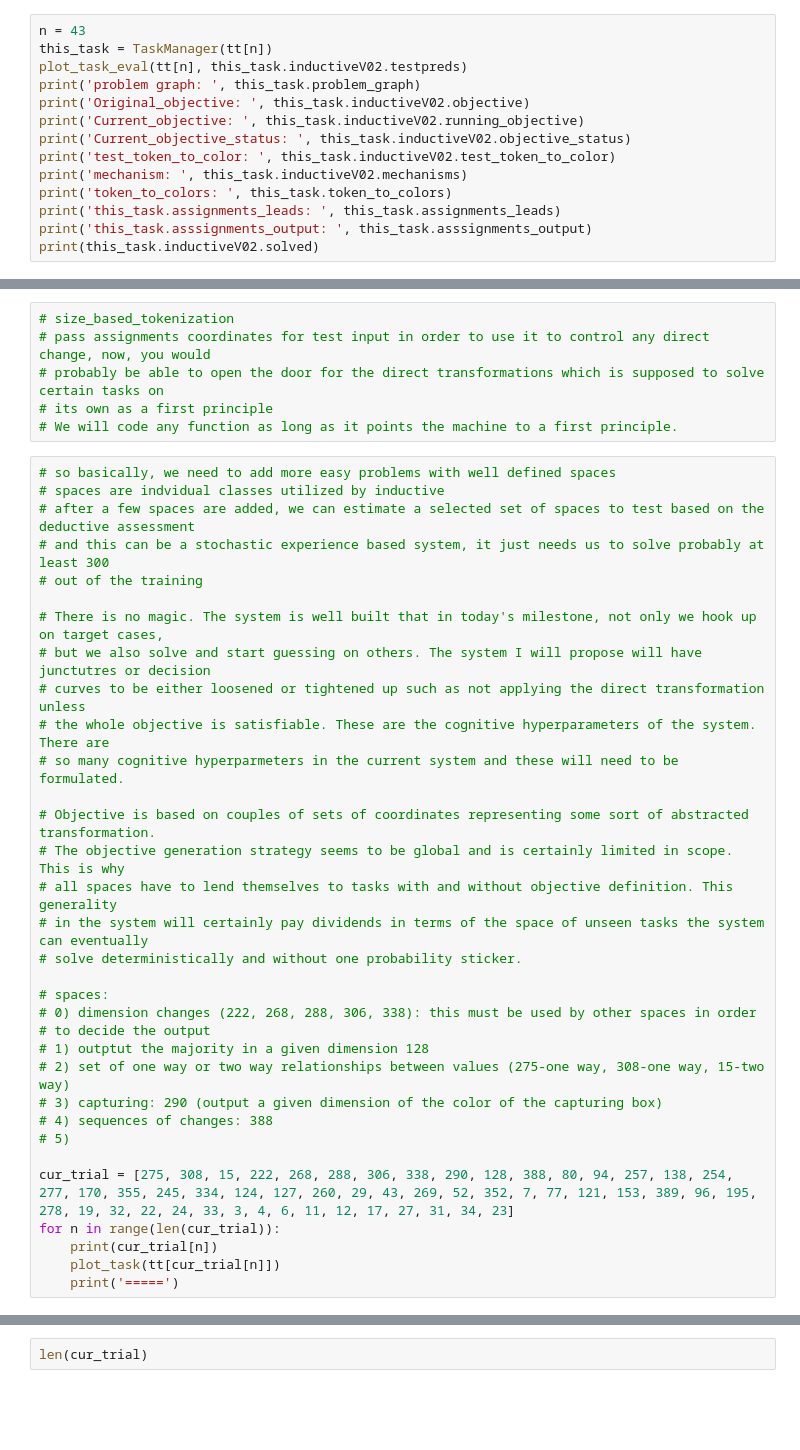
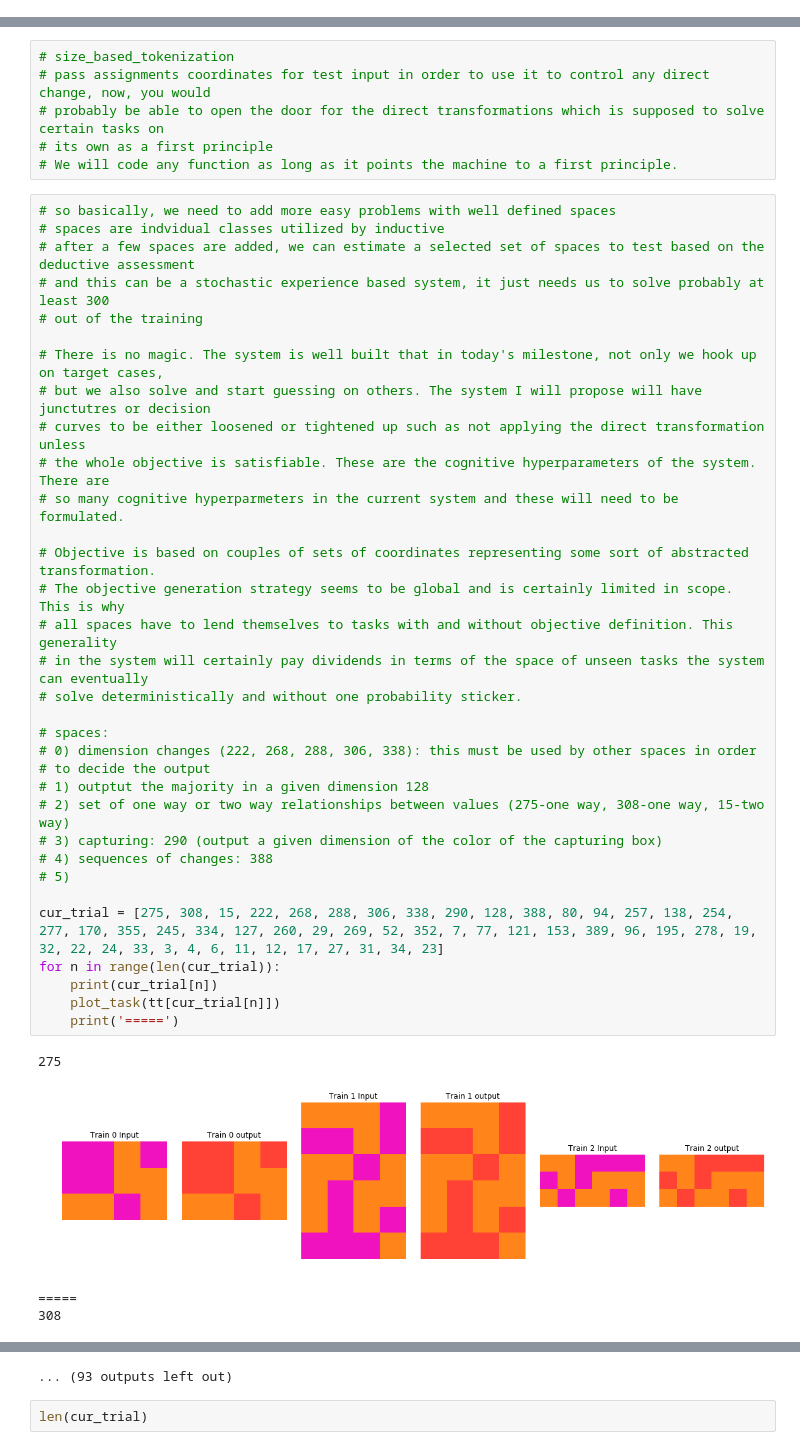
Before and after one commit to hassanshallal/ARCsolver, a Jupyter notebook: ARCSolverV02.ipynb, the cells around one changed output, grey strips where cells are left out. Cells and saved outputs as stored; diff of their text form; blank space fills up the shorter version.

```diff
--- a/ARCSolverV02.ipynb
+++ b/ARCSolverV02.ipynb
@@ -102,14 +85,0 @@ plot_task(tt[155])
-# %%
-n = 43
-this_task = TaskManager(tt[n])
-plot_task_eval(tt[n], this_task.inductiveV02.testpreds)
-print('problem graph: ', this_task.problem_graph)
-print('Original_objective: ', this_task.inductiveV02.objective)
-print('Current_objective: ', this_task.inductiveV02.running_objective)
-print('Current_objective_status: ', this_task.inductiveV02.objective_status)
-print('test_token_to_color: ', this_task.inductiveV02.test_token_to_color)
-print('mechanism: ', this_task.inductiveV02.mechanisms)
-print('token_to_colors: ', this_task.token_to_colors)
-print('this_task.assignments_leads: ', this_task.assignments_leads)
-print('this_task.asssignments_output: ', this_task.asssignments_output)
-print(this_task.inductiveV02.solved)
@@ -143,31 +94,36 @@ partially solved
 # spaces are indvidual classes utilized by inductive
 # after a few spaces are added, we can estimate a selected set of spaces to test based on the deductive assessment
 # and this can be a stochastic experience based system, it just needs us to solve probably at least 300
 # out of the training
 
 # There is no magic. The system is well built that in today's milestone, not only we hook up on target cases,
 # but we also solve and start guessing on others. The system I will propose will have junctutres or decision
 # curves to be either loosened or tightened up such as not applying the direct transformation unless
 # the whole objective is satisfiable. These are the cognitive hyperparameters of the system. There are
 # so many cognitive hyperparmeters in the current system and these will need to be formulated.
 
 # Objective is based on couples of sets of coordinates representing some sort of abstracted transformation.
 # The objective generation strategy seems to be global and is certainly limited in scope. This is why
 # all spaces have to lend themselves to tasks with and without objective definition. This generality
 # in the system will certainly pay dividends in terms of the space of unseen tasks the system can eventually
 # solve deterministically and without one probability sticker.
 
 # spaces:
 # 0) dimension changes (222, 268, 288, 306, 338): this must be used by other spaces in order
 # to decide the output
 # 1) outptut the majority in a given dimension 128
 # 2) set of one way or two way relationships between values (275-one way, 308-one way, 15-two way)
 # 3) capturing: 290 (output a given dimension of the color of the capturing box)
 # 4) sequences of changes: 388
 # 5)
 
-cur_trial = [275, 308, 15, 222, 268, 288, 306, 338, 290, 128, 388, 80, 94, 257, 138, 254, 277, 170, 355, 245, 334, 124, 127, 260, 29, 43, 269, 52, 352, 7, 77, 121, 153, 389, 96, 195, 278, 19, 32, 22, 24, 33, 3, 4, 6, 11, 12, 17, 27, 31, 34, 23]
+cur_trial = [275, 308, 15, 222, 268, 288, 306, 338, 290, 128, 388, 80, 94, 257, 138, 254, 277, 170, 355, 245, 334, 127, 260, 29, 269, 52, 352, 7, 77, 121, 153, 389, 96, 195, 278, 19, 32, 22, 24, 33, 3, 4, 6, 11, 12, 17, 27, 31, 34, 23]
 for n in range(len(cur_trial)):
     print(cur_trial[n])
     plot_task(tt[cur_trial[n]])
     print('=====')
+# %% [output]
+275
+[figure, added]
+=====
+308
@@ -174,3 +143,4 @@ for n in range(len(cur_trial)):
+... (93 outputs left out)
 # %%
 len(cur_trial)
 # %%
```
Also changed, not shown: parts of 8 cells of this notebook, 5 other files.
